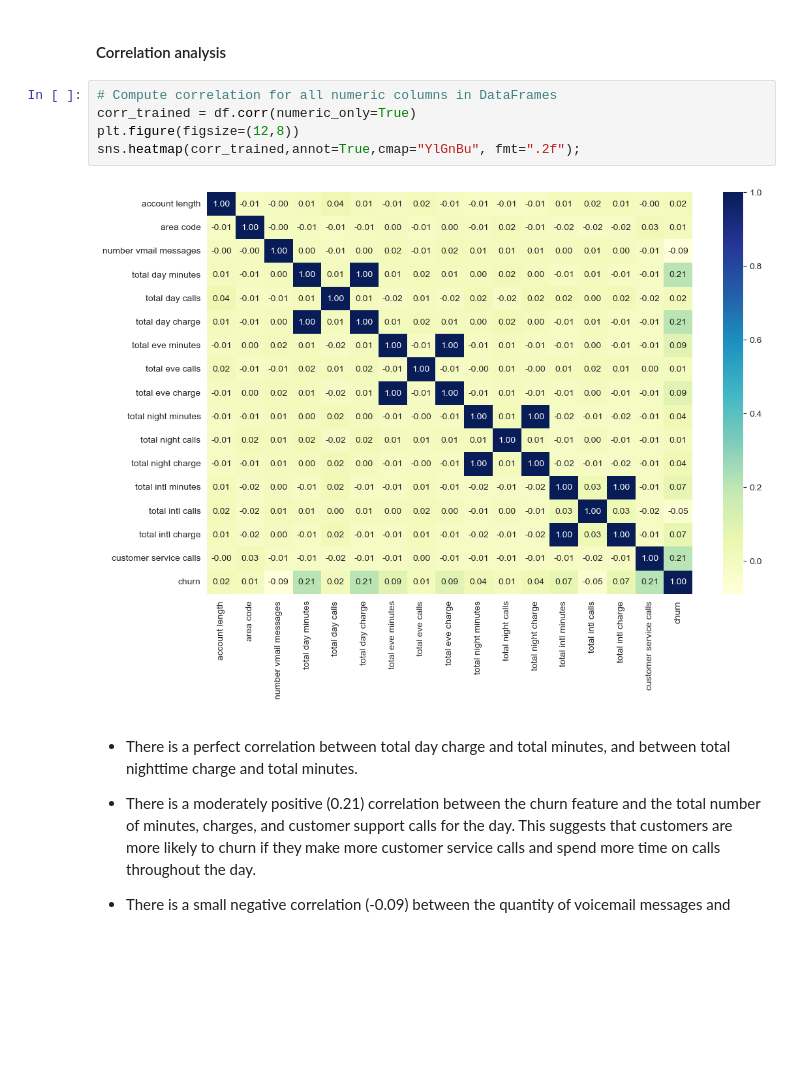
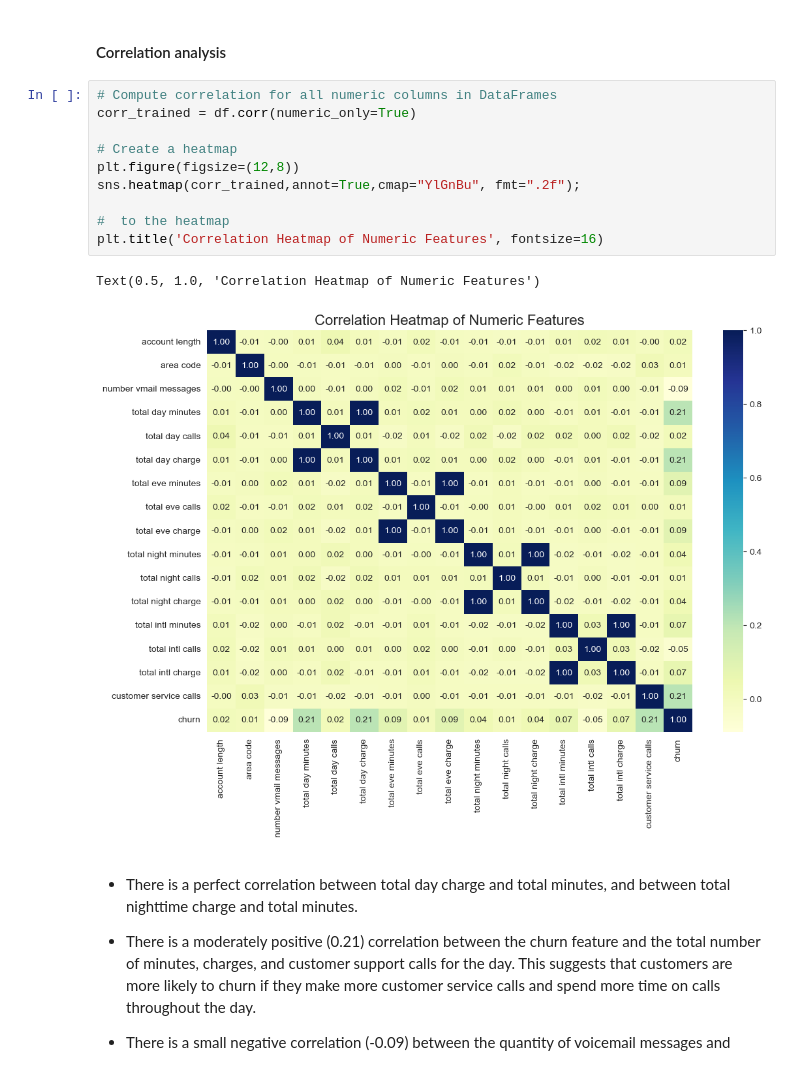
Before and after one commit to gkipkirui1/DSF-PT08P3_Gilbert_Cheruiyot_Phase_3_Project, a Jupyter notebook: Index.ipynb, the cells around one changed output. Drawn from its saved outputs; the diff is of its cells as text; blank space fills up the shorter version.

```diff
--- a/Index.ipynb
+++ b/Index.ipynb
@@ -185,10 +204,16 @@ Below is the summary of the distribution of the numerical columns:
 # %%
 # Compute correlation for all numeric columns in DataFrames
 corr_trained = df.corr(numeric_only=True)
+
+# Create a heatmap
 plt.figure(figsize=(12,8))
 sns.heatmap(corr_trained,annot=True,cmap="YlGnBu", fmt=".2f");
+
+#  to the heatmap
+plt.title('Correlation Heatmap of Numeric Features', fontsize=16)
 # %% [output]
+Text(0.5, 1.0, 'Correlation Heatmap of Numeric Features')
-[figure, old version]
+[figure, new version]
 # %% [markdown]
 - There is a perfect correlation between total day charge and total minutes, and between total nighttime charge and total minutes.
 
```
Also changed, not shown: parts of 6 cells of this notebook.
